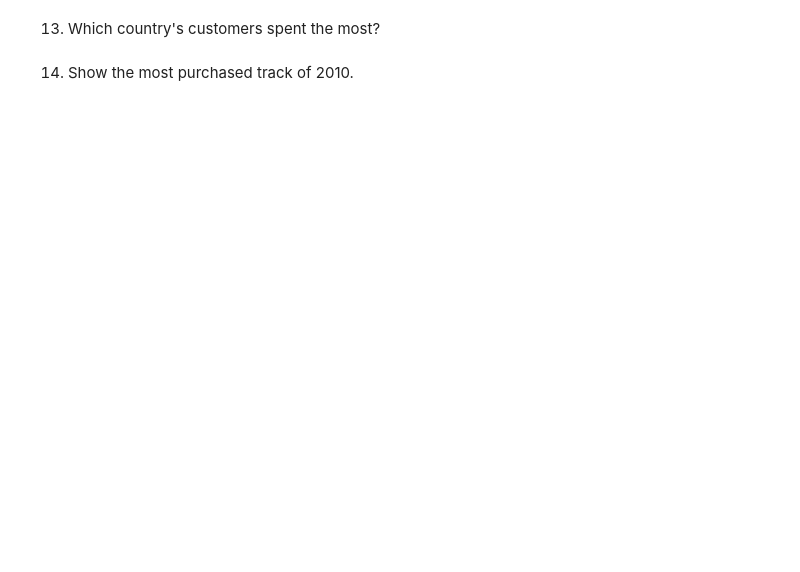
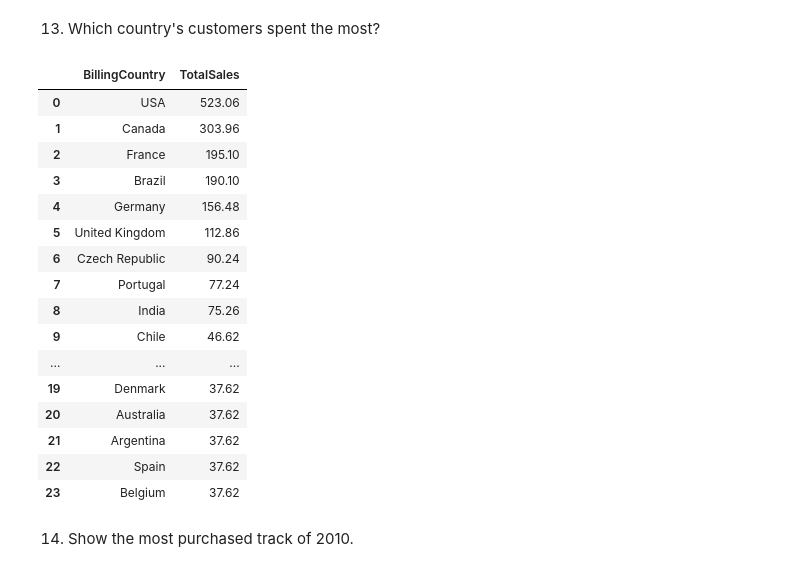
Before and after one commit to momills/elu_notebooks, a Jupyter notebook: M4/M4_W3_SQL/M4_W3_BecomeAnSQLRockstar_Michael.ipynb, the cells around one changed output. Cells and saved outputs as stored; diff of their text form; code cells hidden in the pictures; blank space fills up the shorter version.

```diff
--- a/M4/M4_W3_SQL/M4_W3_BecomeAnSQLRockstar_Michael.ipynb
+++ b/M4/M4_W3_SQL/M4_W3_BecomeAnSQLRockstar_Michael.ipynb
@@ -182,4 +303,29 @@ DatabaseError: Execution failed on sql 'SELECT InvoiceDate, Total
 # %% [markdown]
 13. Which country's customers spent the most?
+# %%
+cx_country = """SELECT billingcountry, SUM(total) AS 'TotalSales'
+                    FROM invoices
+                    GROUP BY billingcountry
+                    ORDER BY totalsales desc;"""
+# %%
+pd.read_sql_query(sql=cx_country, con=con)
+# %% [output]
+|  | BillingCountry | TotalSales |
+| 0 | USA | 523.06 |
+| 1 | Canada | 303.96 |
+| 2 | France | 195.10 |
+| 3 | Brazil | 190.10 |
+| 4 | Germany | 156.48 |
+| 5 | United Kingdom | 112.86 |
+| 6 | Czech Republic | 90.24 |
+| 7 | Portugal | 77.24 |
+| 8 | India | 75.26 |
+| 9 | Chile | 46.62 |
+| ... | ... | ... |
+| 19 | Denmark | 37.62 |
+| 20 | Australia | 37.62 |
+| 21 | Argentina | 37.62 |
+| 22 | Spain | 37.62 |
+| 23 | Belgium | 37.62 |
 # %% [markdown]
 14. Show the most purchased track of 2010.
```
Also changed, not shown: parts of 29 cells of this notebook.
